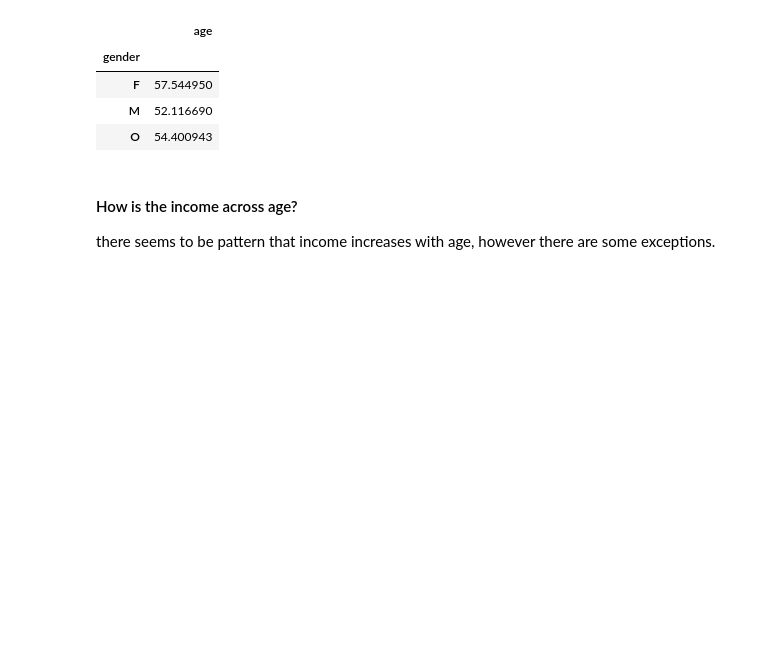
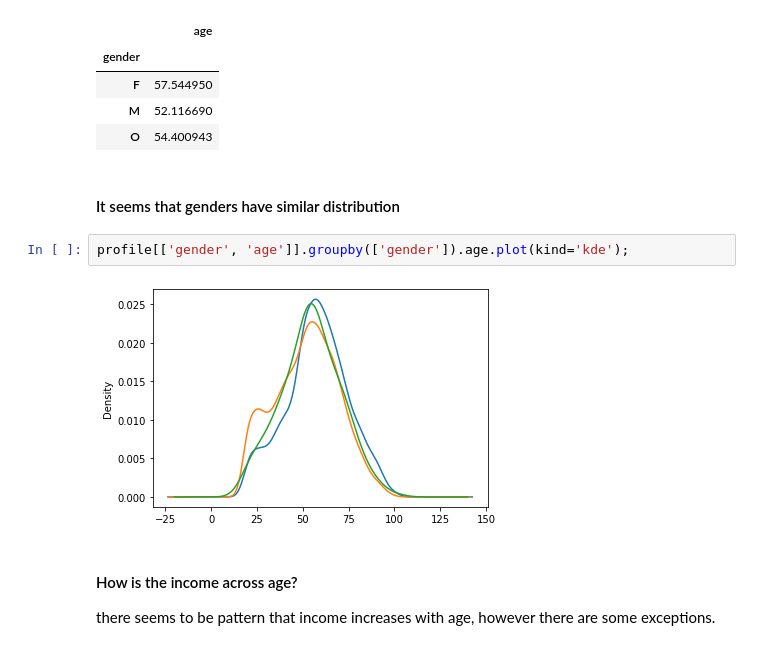
Before and after one commit to melkodary/starbucks-capstone, a Jupyter notebook: Starbucks_Capstone_notebook.ipynb, the cells around one changed output. Drawn from its saved outputs; the diff is of its cells as text; blank space fills up the shorter version.

```diff
--- a/Starbucks_Capstone_notebook.ipynb
+++ b/Starbucks_Capstone_notebook.ipynb
@@ -257,6 +256,12 @@ profile[['gender', 'age']].groupby(['gender']).mean()
 | F | 57.544950 |
 | M | 52.116690 |
 | O | 54.400943 |
+# %% [markdown]
+#### It seems that genders have similar distribution
+# %%
+profile[['gender', 'age']].groupby(['gender']).age.plot(kind='kde');
+# %% [output]
+[figure, added]
 # %% [markdown]
 #### How is the income across age?
 there seems to be pattern that income increases with age, however there are some exceptions.
```
Also changed, not shown: parts of 22 cells of this notebook.
